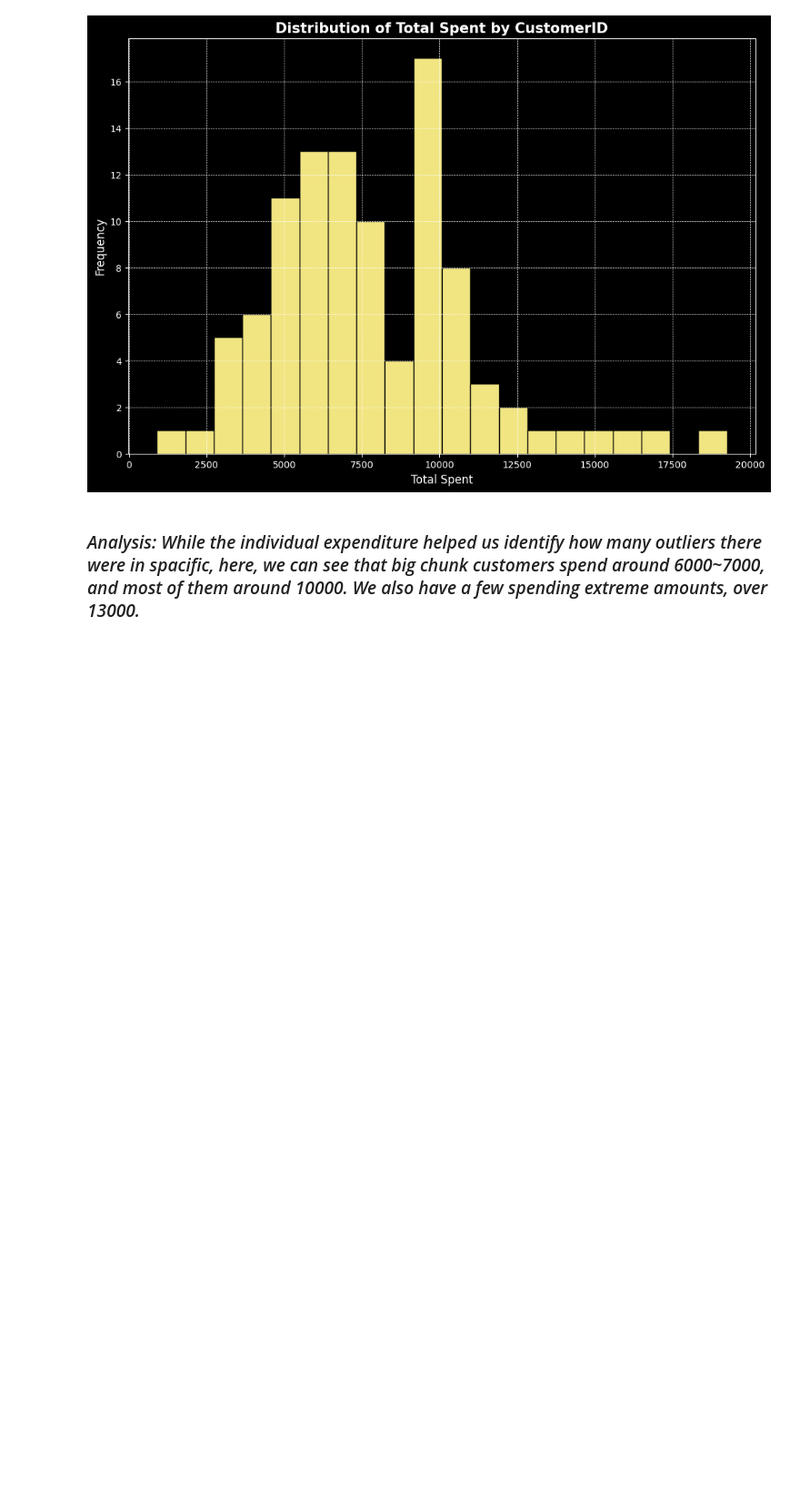
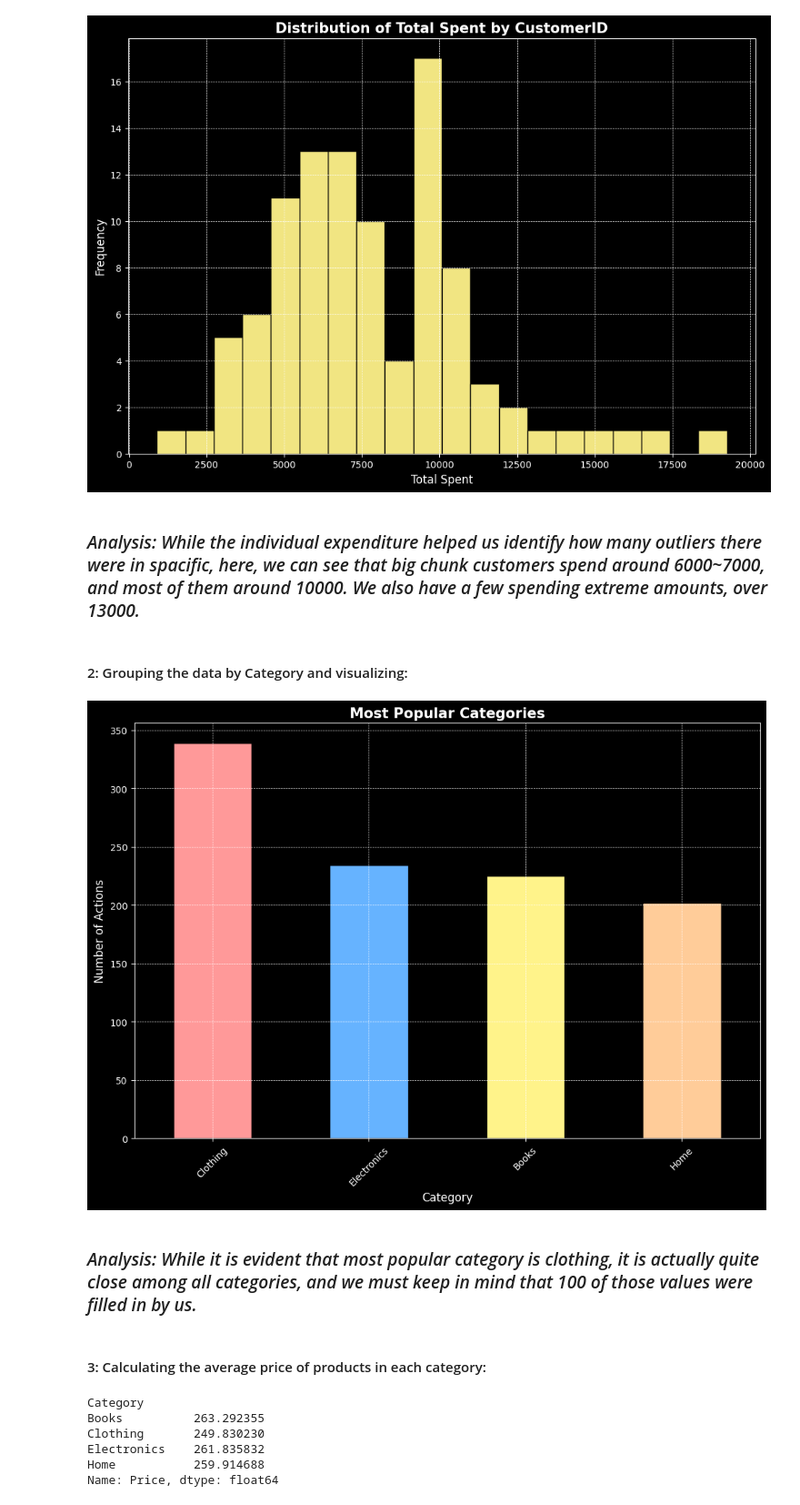
Before and after one commit to rajin-khan/machine-learning-sem10, a Jupyter notebook: assignments/Assignment1.ipynb, the cells around one changed output. Shown: that part at 91% size. Cells and saved outputs as stored; diff of their text form; code cells hidden in the pictures; blank space fills up the shorter version.

```diff
--- a/assignments/Assignment1.ipynb
+++ b/assignments/Assignment1.ipynb
@@ -364,3 +364,43 @@ plt.show()
 [figure]
 # %% [markdown]
 ### *Analysis: While the individual expenditure helped us identify how many outliers there were in spacific, here, we can see that big chunk customers spend around 6000~7000, and most of them around 10000. We also have a few spending extreme amounts, over 13000.*
+# %% [markdown]
+#### 2: Grouping the data by Category and visualizing:
+# %%
+# grouping the data by Category, and counting the number of actions for each category
+# (as they determine the number of times a product was viewed, added to cart, or purchased)
+category_counts = df['Category'].value_counts()
+
+# plotting the most popular categories
+plt.figure(figsize=(12, 8))
+plt.title('Most Popular Categories', fontsize=15, fontdict={'fontweight': 'bold'})
+
+colors = ['#ff9999', '#66b3ff','#fff38a', '#ffcc99']
+category_counts.plot(kind='bar', color=colors, edgecolor='black')
+
+plt.xlabel('Category', fontsize=12)
+plt.xticks(rotation=45, fontsize=10)
+
+plt.ylabel('Number of Actions', fontsize=12)
+plt.yticks(fontsize=10)
+
+plt.grid(True, which='both', linestyle='--', linewidth=0.5)
+
+plt.savefig('./generated/A1d.png', dpi=500)
+plt.show()
+# %% [output]
+[figure, added]
+# %% [markdown]
+### *Analysis: While it is evident that most popular category is clothing, it is actually quite close among all categories, and we must keep in mind that 100 of those values were filled in by us.*
+# %% [markdown]
+#### 3: Calculating the average price of products in each category:
+# %%
+average_price_per_category = df.groupby('Category')['Price'].mean()
+average_price_per_category
+# %% [output]
+Category
+Books          263.292355
+Clothing       249.830230
+Electronics    261.835832
+Home           259.914688
+Name: Price, dtype: float64
```
Also changed, not shown: parts of 12 cells of this notebook, 1 other file.
